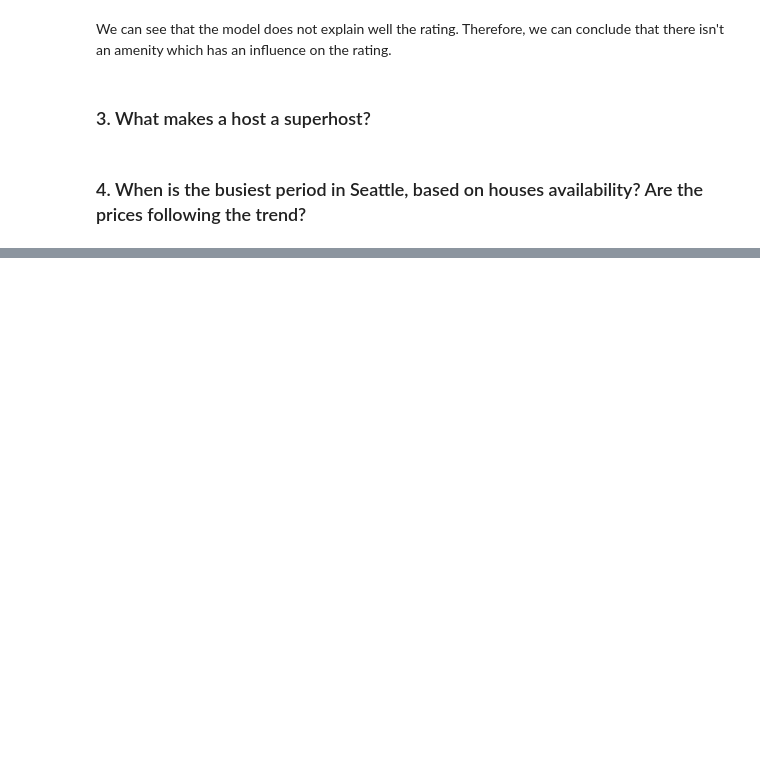
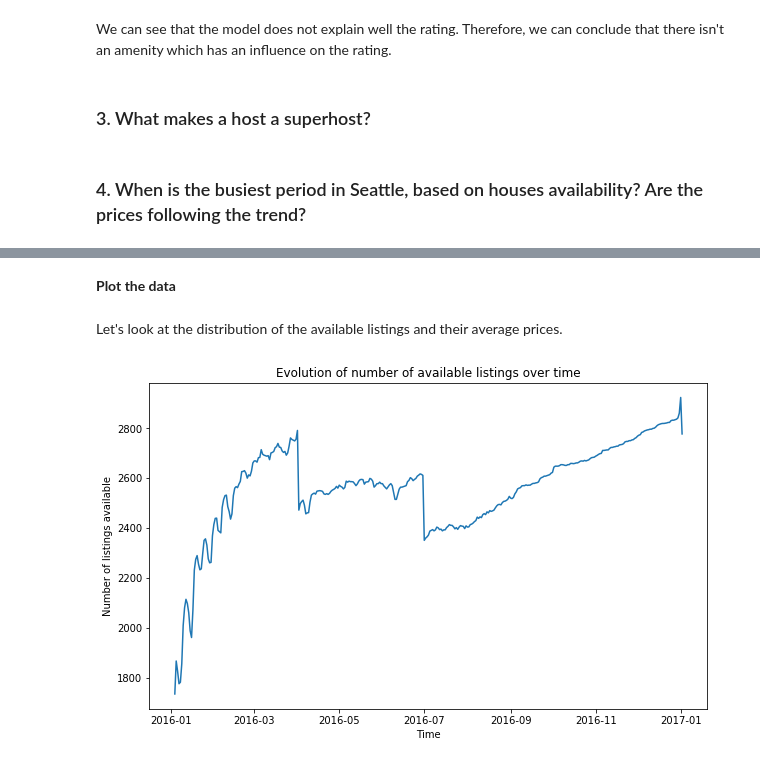
Before and after one commit to Robinhohocepied/airbnb-seattle-data, a Jupyter notebook: AirBnB+Seattle+Data.ipynb, the cells around one changed output, grey strips where cells are left out. Saved outputs shown, nothing was run; the diff lists cells and outputs as text; code cells hidden in the pictures; blank space fills up the shorter version.

```diff
--- a/AirBnB+Seattle+Data.ipynb
+++ b/AirBnB+Seattle+Data.ipynb
@@ -620,0 +634,19 @@ We can see that the model does not explain well the rating. Therefore, we can co
+# %%
+def clean_calendar_data(data, date_column, price_column, columns_no_need):
+
+    # Convert dates columns from object to date
+    data['date_available'] = pd.to_datetime(data[date_column])
+
+    # Remove $ from price (price always filled except when non available)
+    data[price_column] = data[price_column].fillna('$0').str.slice(start=1).str.replace(",","").astype(float)
+
+    # Keep available dates only
+    data = data[data['available'] == 't']
+
+    # Drop columns with do not need
+    data_clean = data.drop(columns_no_need, axis=1)
+
+    return data_clean
+# %%
+calendar_clean = clean_calendar_data(calendar, 'date', 'price', ['listing_id', 'available', 'date'])
+calendar_clean.head()
@@ -620,0 +660,23 @@ We can see that the model does not explain well the rating. Therefore, we can co
+# %% [markdown]
+**Plot the data**
+# %% [markdown]
+Let's look at the distribution of the available listings and their average prices.
+# %%
+## Look at the availability distribution
+
+def plot_nb_listings(data, xaxis, yaxis, title, xlabel, ylabel):
+
+    listings_per_day = data.groupby(xaxis).count().reset_index()
+    listings_per_day.columns = [xaxis,yaxis]
+    x_listings = listings_per_day[xaxis]
+    y_listings = listings_per_day[yaxis]
+    plt.figure(figsize=(10,6))
+    plt.plot(x_listings,y_listings)
+    plt.title(title)
+    plt.xlabel(xlabel)
+    plt.ylabel(ylabel)
+
+plot_nb_listings(calendar_clean, 'date_available', 'nb_listings', 'Evolution of number of available listings over time'
+                 , 'Time', 'Number of listings available')
+# %% [output]
+[figure, added]
```
Also changed, not shown: parts of 17 cells of this notebook.
